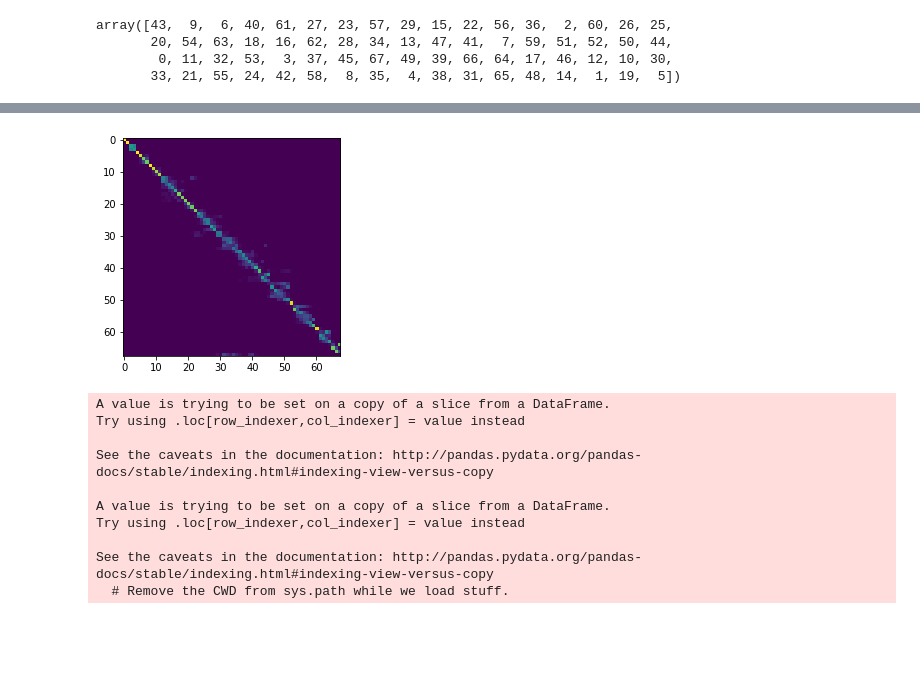
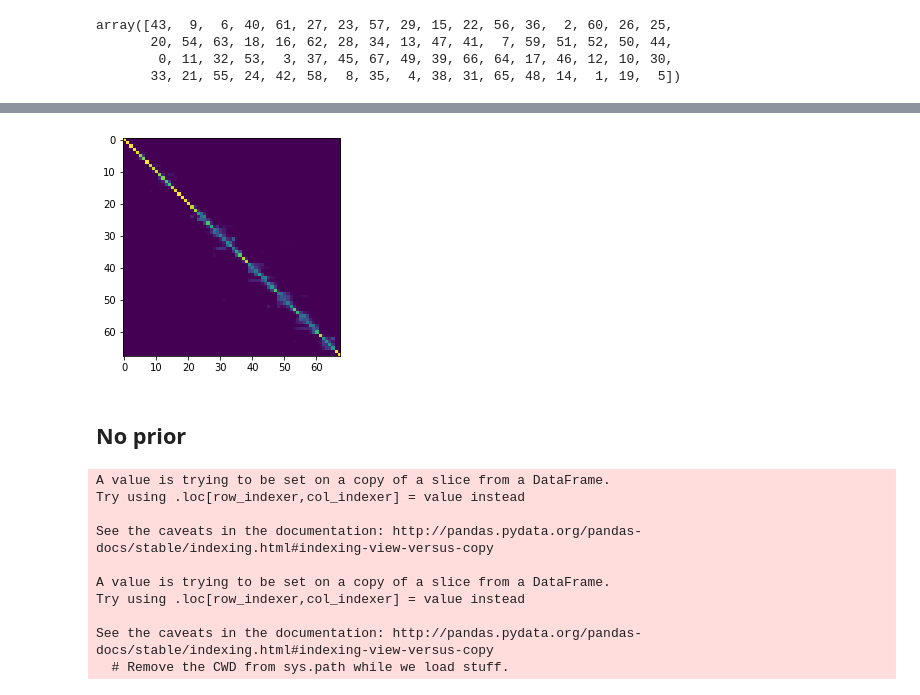
Before and after one commit to kurmukovai/ebm-progression, a Jupyter notebook: notebooks/1_analyze_results.ipynb, the cells around one changed output, grey strips where cells are left out. Drawn from its saved outputs; the diff is of its cells as text; code cells hidden in the pictures; blank space fills up the shorter version.

```diff
--- a/notebooks/1_analyze_results.ipynb
+++ b/notebooks/1_analyze_results.ipynb
@@ -35,5 +35,5 @@ all_orders = np.load('../logs/order_mcmc.npy')
 order_map, best_order = get_optimal_order(all_orders)
 
 # With connectivity prior
-# all_orders_prior = np.load('../logs/prior_order_mcmc.npy')
-# order_map_prior, best_order_prior = get_optimal_order(all_orders_prior)
+all_orders_prior = np.load('../logs/prior_order_mcmc.npy')
+order_map_prior, best_order_prior = get_optimal_order(all_orders_prior)
@@ -47,7 +62,9 @@ array([43,  9,  6, 40, 61, 27, 23, 57, 29, 15, 22, 56, 36,  2, 60, 26, 25,
 # %%
-plt.imshow(order_map[best_order]);
+plt.imshow(order_map_prior[best_order_prior]);
 # %% [output]
-[figure, old version]
+[figure, new version]
+# %% [markdown]
+## No prior
 # %%
 # Given optimal events order and probability distr. p(x| E), p(x| not E) computes
 # optimale stage for input subjects
```
Also changed, not shown: parts of 11 cells of this notebook, 2 other files.
